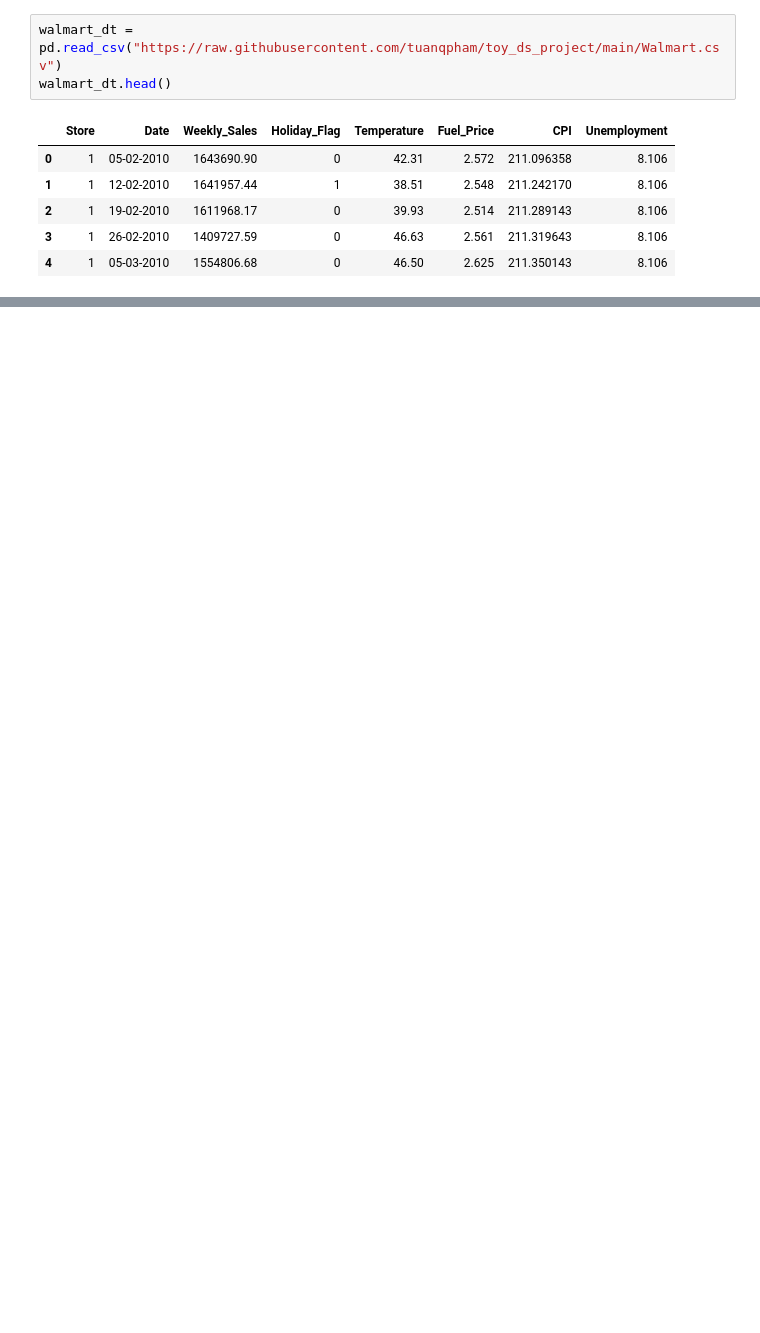
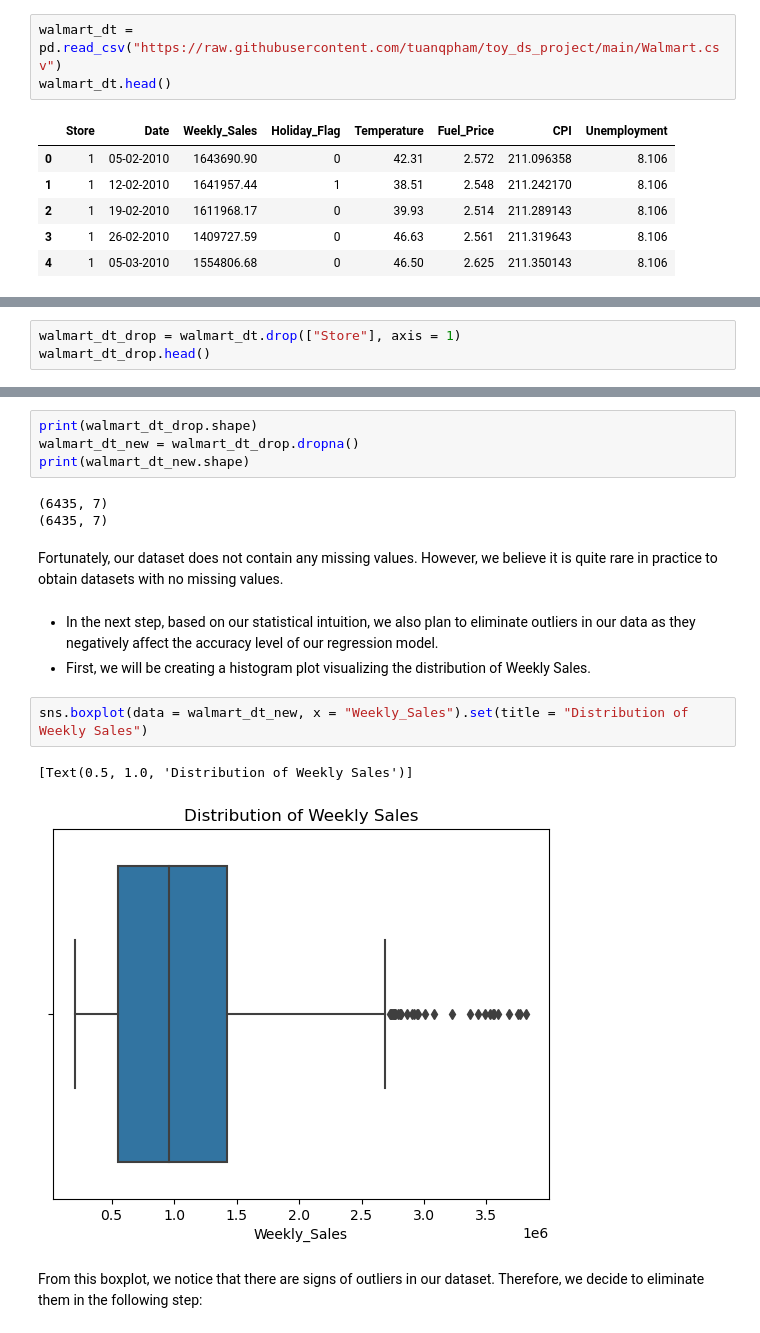
Before and after one commit to tuanqpham/walmart_regression, a Jupyter notebook: Final Report.ipynb, the cells around one changed output, grey strips where cells are left out. Cells and saved outputs as stored; diff of their text form; blank space fills up the shorter version.

```diff
--- a/Final Report.ipynb
+++ b/Final Report.ipynb
@@ -43,0 +54,3 @@ walmart_dt.head()
+# %%
+walmart_dt_drop = walmart_dt.drop(["Store"], axis = 1)
+walmart_dt_drop.head()
@@ -43,0 +64,19 @@ walmart_dt.head()
+# %%
+print(walmart_dt_drop.shape)
+walmart_dt_new = walmart_dt_drop.dropna()
+print(walmart_dt_new.shape)
+# %% [output]
+(6435, 7)
+(6435, 7)
+# %% [markdown]
+Fortunately, our dataset does not contain any missing values. However, we believe it is quite rare in practice to obtain datasets with no missing values.
+# %% [markdown]
+- In the next step, based on our statistical intuition, we also plan to eliminate outliers in our data as they negatively affect the accuracy level of our regression model.
+- First, we will be creating a histogram plot visualizing the distribution of Weekly Sales.
+# %%
+sns.boxplot(data = walmart_dt_new, x = "Weekly_Sales").set(title = "Distribution of Weekly Sales")
+# %% [output]
+[Text(0.5, 1.0, 'Distribution of Weekly Sales')]
+[figure, added]
+# %% [markdown]
+From this boxplot, we notice that there are signs of outliers in our dataset. Therefore, we decide to eliminate them in the following step:
```
Also changed, not shown: parts of 22 cells of this notebook.
